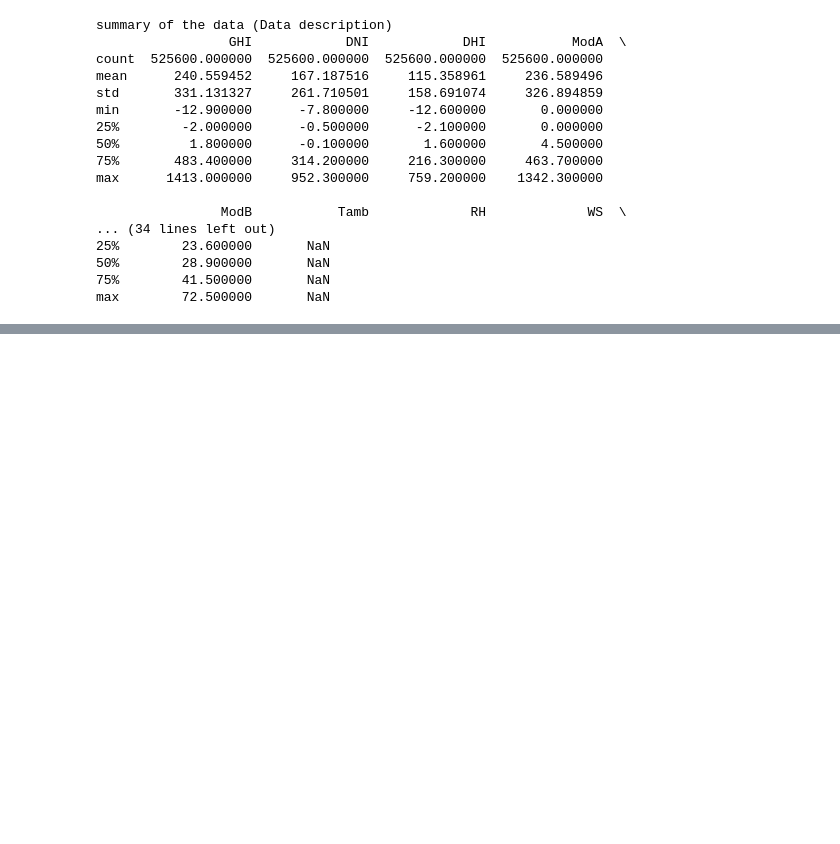
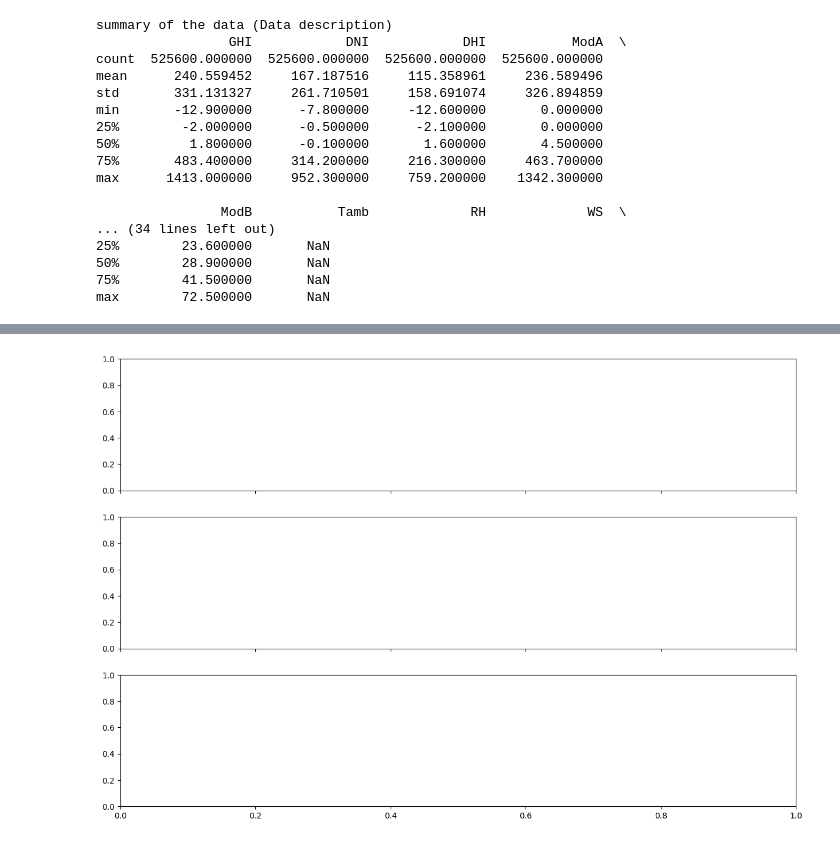
Before and after one commit to abdumehammed/solar-challenge-week1, a Jupyter notebook: notebooks/benin_eda.ipynb, the cells around one changed output, grey strips where cells are left out. Saved outputs shown, nothing was run; the diff lists cells and outputs as text; code cells hidden in the pictures; blank space fills up the shorter version.

```diff
--- a/notebooks/benin_eda.ipynb
+++ b/notebooks/benin_eda.ipynb
@@ -43,0 +114,5 @@ print(missing_values[missing_values > 5])
+# %%
+# Create subplots
+fig, (ax1, ax2, ax3) = plt.subplots(3, 1, figsize=(15, 10), sharex=True)
+# %% [output]
+[figure, added]
```
Also changed, not shown: parts of 6 cells of this notebook.
